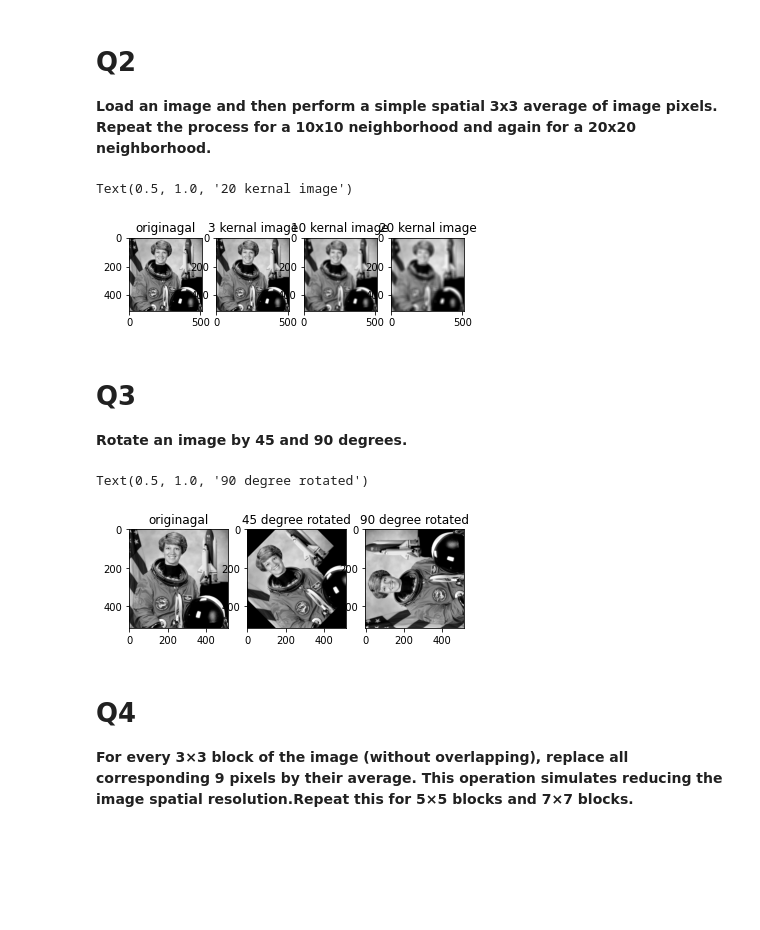
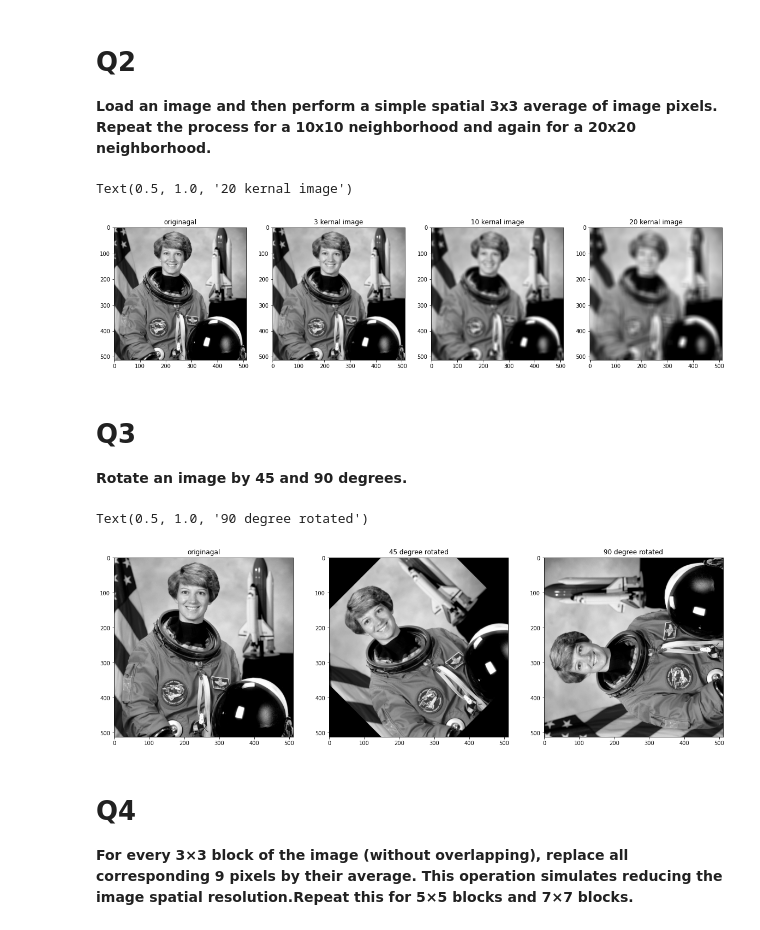
Before and after one commit to samitha093/Image-processing-Assigment1, a Jupyter notebook: Untitled1.ipynb, the cells around one changed output. Cells and saved outputs as stored; diff of their text form; code cells hidden in the pictures; blank space fills up the shorter version.

```diff
--- a/Untitled1.ipynb
+++ b/Untitled1.ipynb
@@ -81,35 +81,32 @@ Text(0.5, 1.0, '2 level image')
 # **Q2**
 **Load an image and then perform a simple spatial 3x3 average of image pixels. Repeat the process for a 10x10 neighborhood and again for a 20x20 neighborhood.**
 # %%
-# 3x3 neighborhood
-kernel = np.ones((3,3), np.float32)/9
-img_3x3 = cv2.filter2D(gray_image_8bit, -1, kernel)
+# 3x3 block
+mean_3x3 = cv2.blur(gray_image_8bit, (3, 3))
 
-# 10x10 neighborhood
-kernel = np.ones((10,10), np.float32)/100
-img_10x10 = cv2.filter2D(gray_image_8bit, -1, kernel)
+# 10x5 block
+mean_10x10 = cv2.blur(gray_image_8bit, (10, 10))
 
-# 20x20 neighborhood
-kernel = np.ones((20,20), np.float32)/400
-img_20x20 = cv2.filter2D(gray_image_8bit, -1, kernel)
+# 7x7 block
+mean_20x20 = cv2.blur(gray_image_8bit, (20, 20))
 
 #plot images
-f,arr = plt.subplots(1,4)
+f,arr = plt.subplots(1,4, figsize=(20,10))
 
 arr[0].imshow(gray_image_8bit)
 arr[0].set_title('originagal')
 
-arr[1].imshow(img_3x3)
+arr[1].imshow(mean_3x3)
 arr[1].set_title('3 kernal image')
 
-arr[2].imshow(img_10x10)
+arr[2].imshow(mean_10x10)
 arr[2].set_title('10 kernal image')
 
-arr[3].imshow(img_20x20)
+arr[3].imshow(mean_20x20)
 arr[3].set_title('20 kernal image')
 # %% [output]
 Text(0.5, 1.0, '20 kernal image')
-[figure, old version]
+[figure, new version]
 # %% [markdown]
 # **Q3**
 **Rotate an image by 45 and 90 degrees.**
@@ -123,7 +120,7 @@ rotated_45 = cv2.warpAffine(gray_image_8bit,M_45,(cols,rows))
 M_90 = cv2.getRotationMatrix2D((cols/2,rows/2),90,1)
 rotated_90 = cv2.warpAffine(gray_image_8bit,M_90,(cols,rows))
 
-f,arr = plt.subplots(1,3)
+f,arr = plt.subplots(1,3, figsize=(20,10))
 
 arr[0].imshow(gray_image_8bit)
 arr[0].set_title('originagal')
@@ -135,7 +132,7 @@ arr[2].imshow(rotated_90)
 arr[2].set_title('90 degree rotated')
 # %% [output]
 Text(0.5, 1.0, '90 degree rotated')
-[figure, old version]
+[figure, new version]
 # %% [markdown]
 # **Q4**
 **For every 3×3 block of the image (without overlapping), replace all corresponding 9 pixels by their average. This operation simulates reducing the image spatial resolution.Repeat this for 5×5 blocks and 7×7 blocks.**
```
Also changed, not shown: parts of 4 cells of this notebook.
